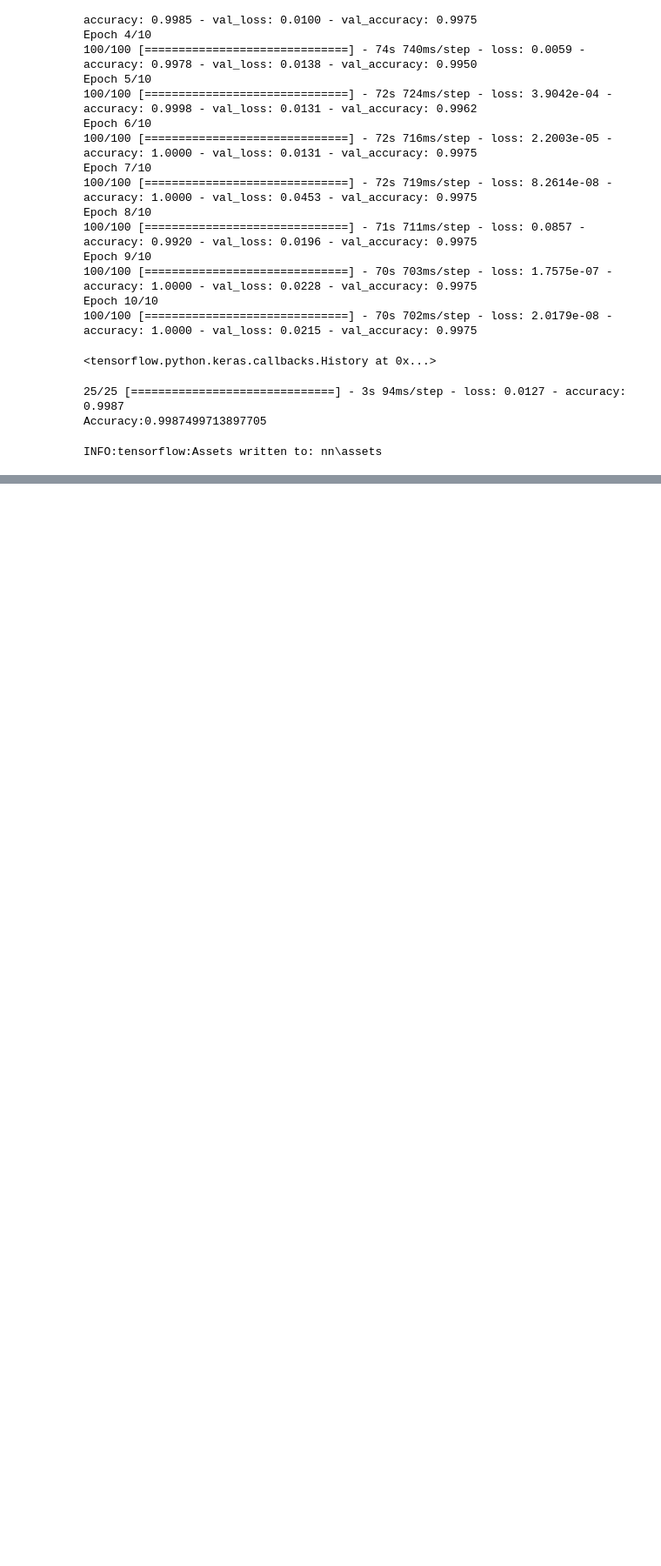
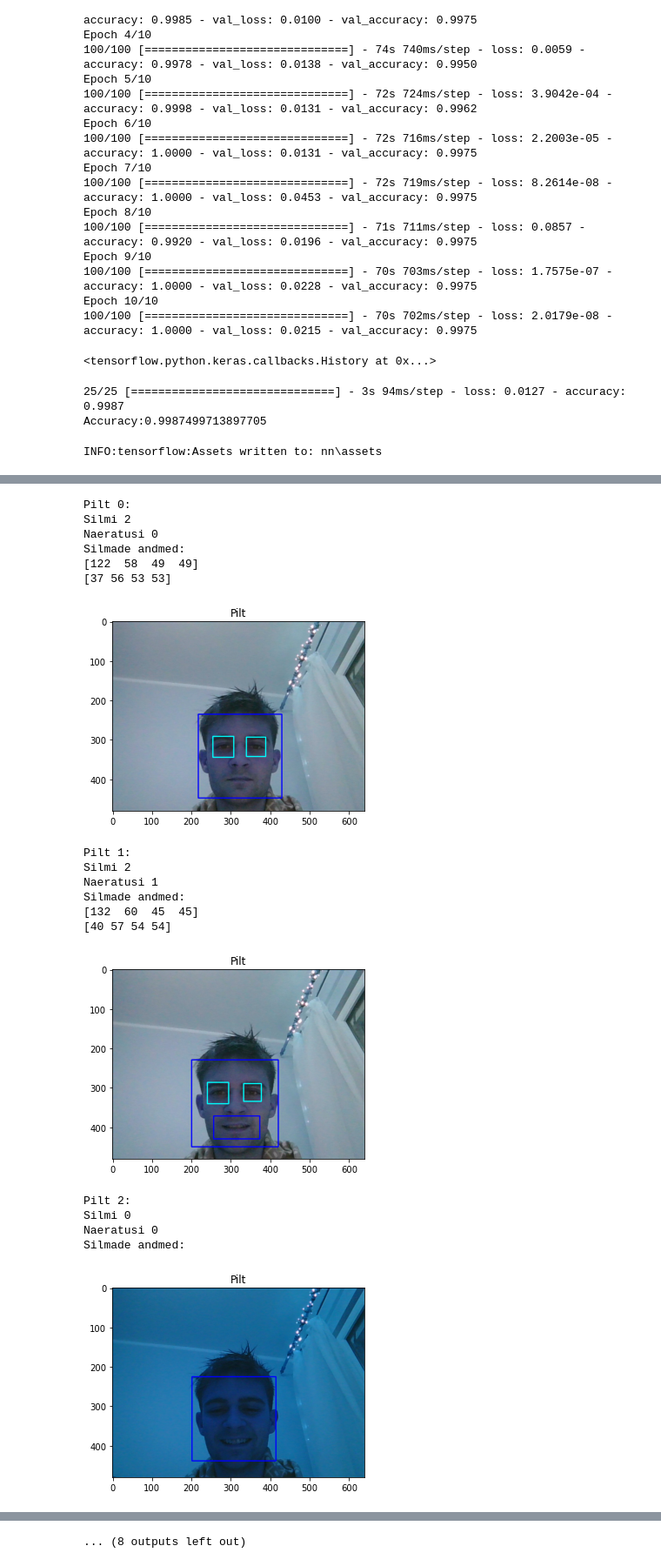
Before and after one commit to KarlTaal/AI-course-game, a Jupyter notebook: AI_game_command_dev.ipynb, the cells around one changed output, grey strips where cells are left out. Shown at 87% size. Drawn from its saved outputs; the diff is of its cells as text; code cells hidden in the pictures; blank space fills up the shorter version.

```diff
--- a/AI_game_command_dev.ipynb
+++ b/AI_game_command_dev.ipynb
@@ -174,0 +189,11 @@ INFO:tensorflow:Assets written to: nn\assets
+# %%
+def näitaPilti(pilt):
+    #lokaalselt parema kvalliga
+    #cv.imshow('Test pilt', pilt)
+    #cv.waitKey(0)
+    #cv.destroyAllWindows()
+
+    #cv2_imshow(img) #colabi jaoks
+
+    plt.subplot(111),plt.imshow(pilt),plt.title('Pilt')
+    plt.show()
@@ -174,0 +216,53 @@ INFO:tensorflow:Assets written to: nn\assets
+# %%
+def teostaTuvastus(img):
+    koopia = img.copy()
+    gray = cv.cvtColor(koopia, cv.COLOR_BGR2GRAY)
+    faces = face_cascade.detectMultiScale(gray)
+
+    eyes = []
+    smiles = []
+    for (x, y, w, h) in faces:
+        cv.rectangle(koopia, (x, y), (x+w, y+h), (0, 0, 255), 2)
+        roi_gray = gray[y:y + h, x : x + h]
+        roi_color = koopia[y:y + h, x : x + h]
+
+        eyes = eye_cascade.detectMultiScale(roi_gray)
+        for (ex, ey, ew, eh) in eyes:
+            cv.rectangle(roi_color, (ex, ey), (ex+ew, ey+eh), (0, 255, 255), 2)
+
+        smiles = smile_cascade.detectMultiScale(roi_gray, 1.8, 20)
+        for (sx, sy, sw, sh) in smiles:
+            cv.rectangle(roi_color, (sx, sy), ((sx + sw), (sy + sh)), (0, 0, 255), 2)
+
+
+    print(f"Silmi {len(eyes)}")
+    print(f"Naeratusi {len(smiles)}")
+    print("Silmade andmed:")
+    for s in eyes:
+        print(s)
+
+    näitaPilti(koopia)
+# %%
+for i, img in enumerate(testPildid):
+    print(f"Pilt {i}:")
+    teostaTuvastus(img)
+# %% [output]
+Pilt 0:
+Silmi 2
+Naeratusi 0
+Silmade andmed:
+[122  58  49  49]
+[37 56 53 53]
+[figure, added]
+Pilt 1:
+Silmi 2
+Naeratusi 1
+Silmade andmed:
+[132  60  45  45]
+[40 57 54 54]
+[figure, added]
+Pilt 2:
+Silmi 0
+Naeratusi 0
+Silmade andmed:
+[figure, added]
@@ -174,0 +287 @@ INFO:tensorflow:Assets written to: nn\assets
+... (8 outputs left out)
```
Also changed, not shown: parts of 14 cells of this notebook, 14 other files.
